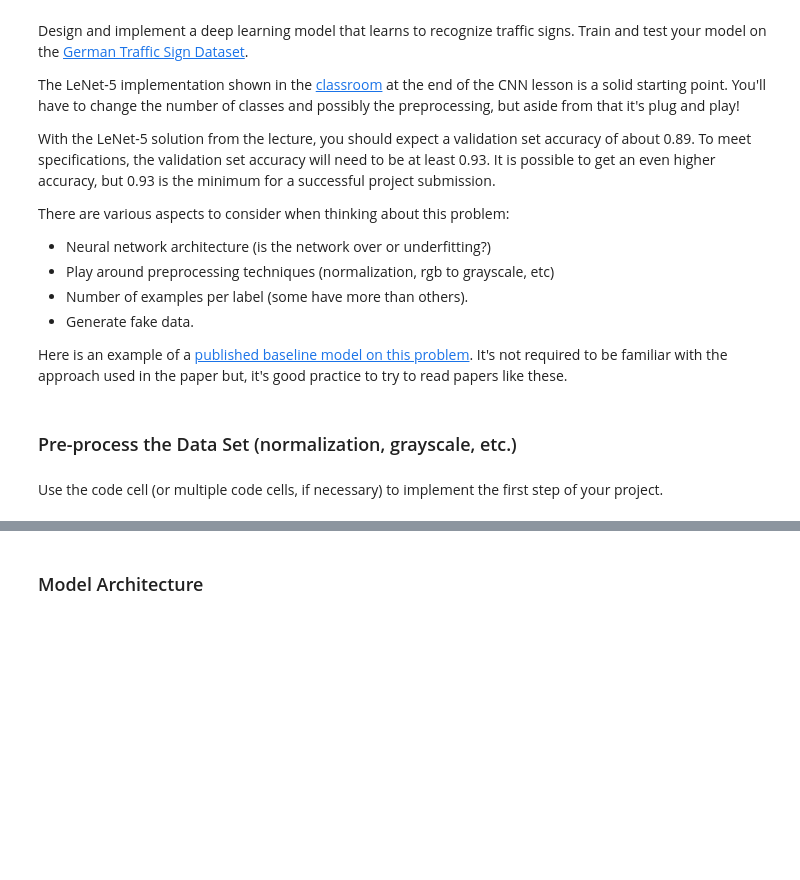
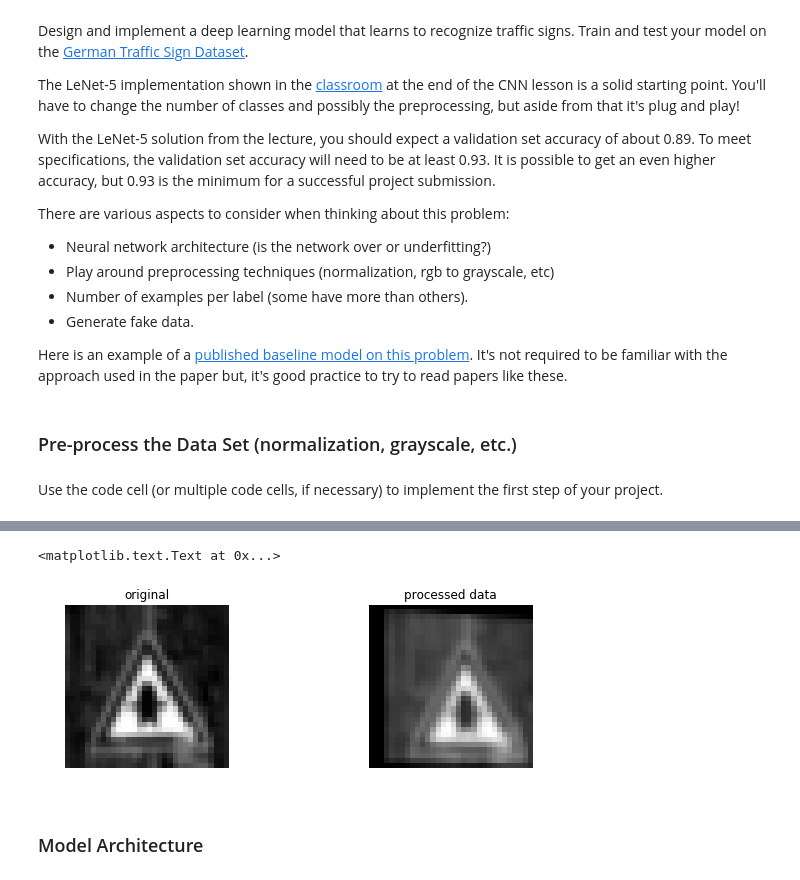
Before and after one commit to Sundeedee/CarND-Traffic-Sign-Classifier-Project, a Jupyter notebook: Traffic_Sign_Classifier.ipynb, the cells around one changed output, grey strips where cells are left out. Saved outputs shown, nothing was run; the diff lists cells and outputs as text; code cells hidden in the pictures; blank space fills up the shorter version.

```diff
--- a/Traffic_Sign_Classifier.ipynb
+++ b/Traffic_Sign_Classifier.ipynb
@@ -154,23 +154,7 @@ def preprocess(data):
 
     return np.array(gray_images)
 
-def rotate_img(img):
-    rows,cols = img.shape
-    M = cv2.getRotationMatrix2D((cols/2,rows/2),random.randint(-20,20),1)
-    dst = cv2.warpAffine(img,M,(cols,rows))
-    return dst
-def perspective_img(img):
-    rows,cols = img.shape
-    pts1 = np.float32([[random.randint(1,2),random.randint(1,2)],[rows-random.randint(1,2),random.randint(1,2)],[random.randint(1,2),cols-random.randint(1,2)],[rows-random.randint(1,2),cols-random.randint(1,2)]])
-    pts2 = np.float32([[0,0],[rows,0],[0,cols],[rows,cols]])
-    M = cv2.getPerspectiveTransform(pts1,pts2)
-    dst = cv2.warpPerspective(img,M,(rows,cols))
-    return dst
-def get_fake_data(img):
-    img = perspective_img(img)
-    img = rotate_img(img)
-    #img = cv2.GaussianBlur(img,(3,3),0)
-    return img
+
 
 X_train = preprocess(X_train)
 
@@ -199,3 +167,55 @@ axs[1].set_title('processed data')
+# %%
+def translate_img(img):
+    rows,cols = img.shape
+    M = np.float32([[1,0,random.randint(1,2)],[0,1,random.randint(1,2)]])
+    dst = cv2.warpAffine(img,M,(cols,rows))
+    return dst
+
+def affine_img(img):
+    rows,cols = img.shape
+    pts1 = np.float32([[random.randint(1,2),random.randint(1,2)],[rows-random.randint(1,2),random.randint(1,2)],[random.randint(1,2),cols-random.randint(1,2)]])
+    pts2 = np.float32([[random.randint(3,4),random.randint(3,4)],[rows-random.randint(3,4),random.randint(3,4)],[random.randint(3,4),cols-random.randint(3,4)]])
+    M = cv2.getAffineTransform(pts1,pts2)
+    dst = cv2.warpAffine(img,M,(cols,rows))
+    return dst
+
+def rotate_img(img):
+    rows,cols = img.shape
+    M = cv2.getRotationMatrix2D((cols/2,rows/2),random.randint(-20,20),1)
+    dst = cv2.warpAffine(img,M,(cols,rows))
+    return dst
+
+def perspective_img(img):
+    rows,cols = img.shape
+    pts1 = np.float32([[random.randint(1,2),random.randint(1,2)],[rows-random.randint(1,2),random.randint(1,2)],[random.randint(1,2),cols-random.randint(1,2)],[rows-random.randint(1,2),cols-random.randint(1,2)]])
+    pts2 = np.float32([[0,0],[rows,0],[0,cols],[rows,cols]])
+    M = cv2.getPerspectiveTransform(pts1,pts2)
+    dst = cv2.warpPerspective(img,M,(rows,cols))
+    return dst
+
+def get_fake_data(img):
+    img = translate_img(img)
+    img = affine_img(img)
+    img = perspective_img(img)
+    #img = rotate_img(img)
+    #img = cv2.GaussianBlur(img,(3,3),0)
+    return img
+
+testimg = X_train[8888]
+testimgresult = get_fake_data(testimg)
+
+fig, axs = plt.subplots(1,2, figsize=(10, 3))
+
+axs[0].axis('off')
+axs[0].imshow(testimg.squeeze(), cmap='gray')
+axs[0].set_title('original')
+
+axs[1].axis('off')
+axs[1].imshow(testimgresult.squeeze(), cmap='gray')
+axs[1].set_title('processed data')
+# %% [output]
+<matplotlib.text.Text at 0x...>
+[figure, added]
 # %% [markdown]
 ### Model Architecture
 # %%
```
Also changed, not shown: parts of 3 cells of this notebook, 3 other files.
